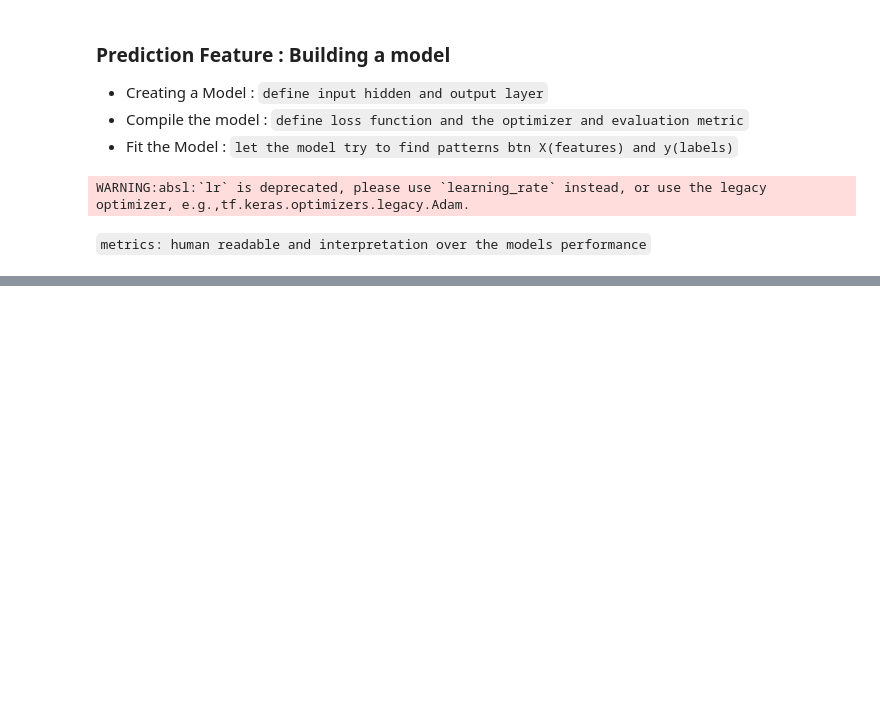
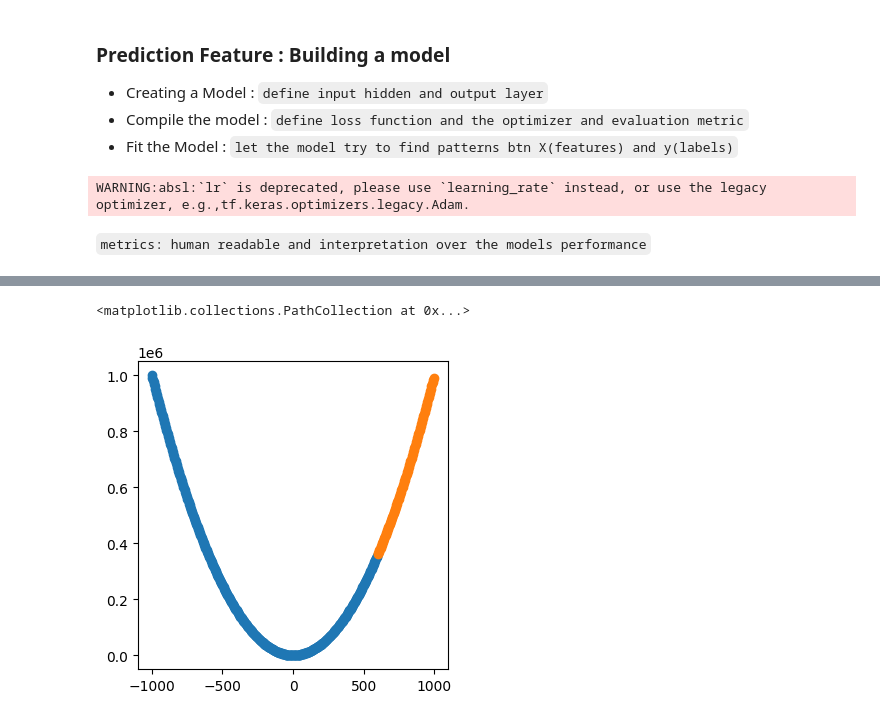
Before and after one commit to machiobrian/Night, a Jupyter notebook: reg_models.ipynb, the cells around one changed output, grey strips where cells are left out. Drawn from its saved outputs; the diff is of its cells as text; code cells hidden in the pictures; blank space fills up the shorter version.

```diff
--- a/reg_models.ipynb
+++ b/reg_models.ipynb
@@ -142,0 +206,7 @@ array([[27.366678]], dtype=float32)
+# %%
+plt.figure(figsize=(4,4))
+plt.scatter(X_train, y_train) # train
+plt.scatter(X_test, y_test) #test
+# %% [output]
+<matplotlib.collections.PathCollection at 0x...>
+[figure, added]
```
Also changed, not shown: parts of 15 cells of this notebook, 1 other file.
